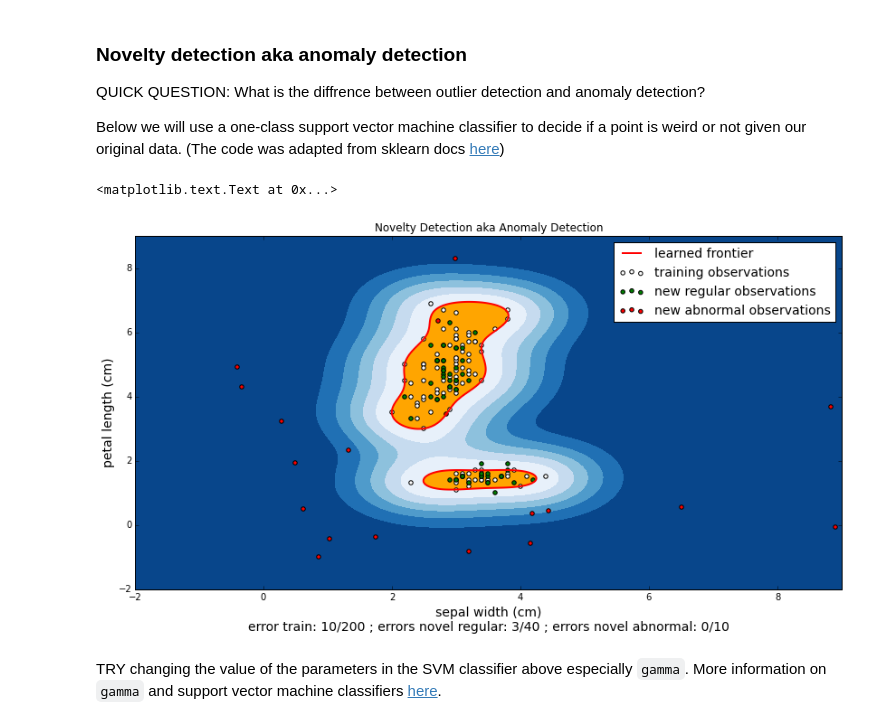
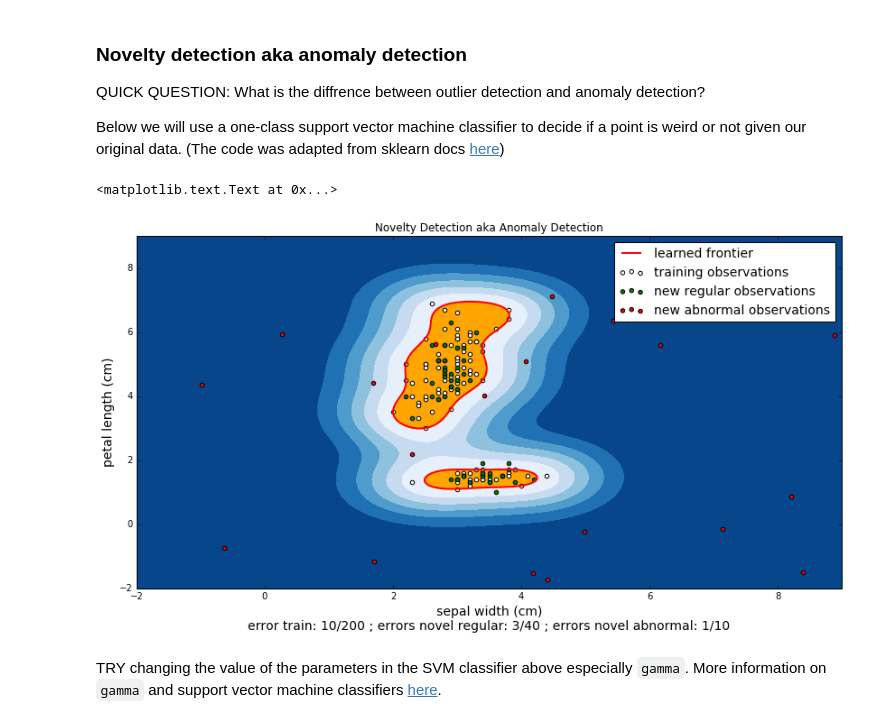
Before and after one commit to PythonWorkshop/intro-to-sklearn, a Jupyter notebook: 05.Unsupervised Learning.ipynb, the cells around one changed output. Cells and saved outputs as stored; diff of their text form; code cells hidden in the pictures.

```diff
--- a/05.Unsupervised Learning.ipynb
+++ b/05.Unsupervised Learning.ipynb
@@ -245,35 +238,35 @@ n_error_train = y_pred_train[y_pred_train == -1].size
 n_error_test = y_pred_test[y_pred_test == -1].size
 n_error_outliers = y_pred_outliers[y_pred_outliers == 1].size
 
 
 # plot the line, the points, and the nearest vectors to the plane
 Z = clf.decision_function(np.c_[xx.ravel(), yy.ravel()])
 Z = Z.reshape(xx.shape)
 
 plt.title("Novelty Detection aka Anomaly Detection")
 plt.contourf(xx, yy, Z, levels=np.linspace(Z.min(), 0, 7), cmap=plt.cm.Blues_r)
 a = plt.contour(xx, yy, Z, levels=[0], linewidths=2, colors='red')
 plt.contourf(xx, yy, Z, levels=[0, Z.max()], colors='orange')
 
 b1 = plt.scatter(X_train[:, 0], X_train[:, 1], c='white')
 b2 = plt.scatter(X_test[:, 0], X_test[:, 1], c='green')
-c = plt.scatter(X_outliers[:, 0], X_outliers[:, 1], c='red')
+c = plt.scatter(X_weird[:, 0], X_weird[:, 1], c='red')
 plt.axis('tight')
 plt.xlim((-2, 9))
 plt.ylim((-2, 9))
 plt.ylabel(labels[1], fontsize = 14)
 plt.legend([a.collections[0], b1, b2, c],
            ["learned frontier", "training observations",
             "new regular observations", "new abnormal observations"],
            loc="best",
            prop=fprop)
 plt.xlabel(
     "%s\nerror train: %d/200 ; errors novel regular: %d/40 ; "
     "errors novel abnormal: %d/10"
     % (labels[0], n_error_train, n_error_test, n_error_outliers), fontsize = 14)
 # %% [output]
 <matplotlib.text.Text at 0x...>
-[figure, old version]
+[figure, new version]
 # %% [markdown]
 TRY changing the value of the parameters in the SVM classifier above especially `gamma`.  More information on `gamma` and support vector machine classifiers [here](http://scikit-learn.org/stable/auto_examples/svm/plot_rbf_parameters.html).
 # %% [markdown]
```
Also changed, not shown: parts of 7 cells of this notebook.
